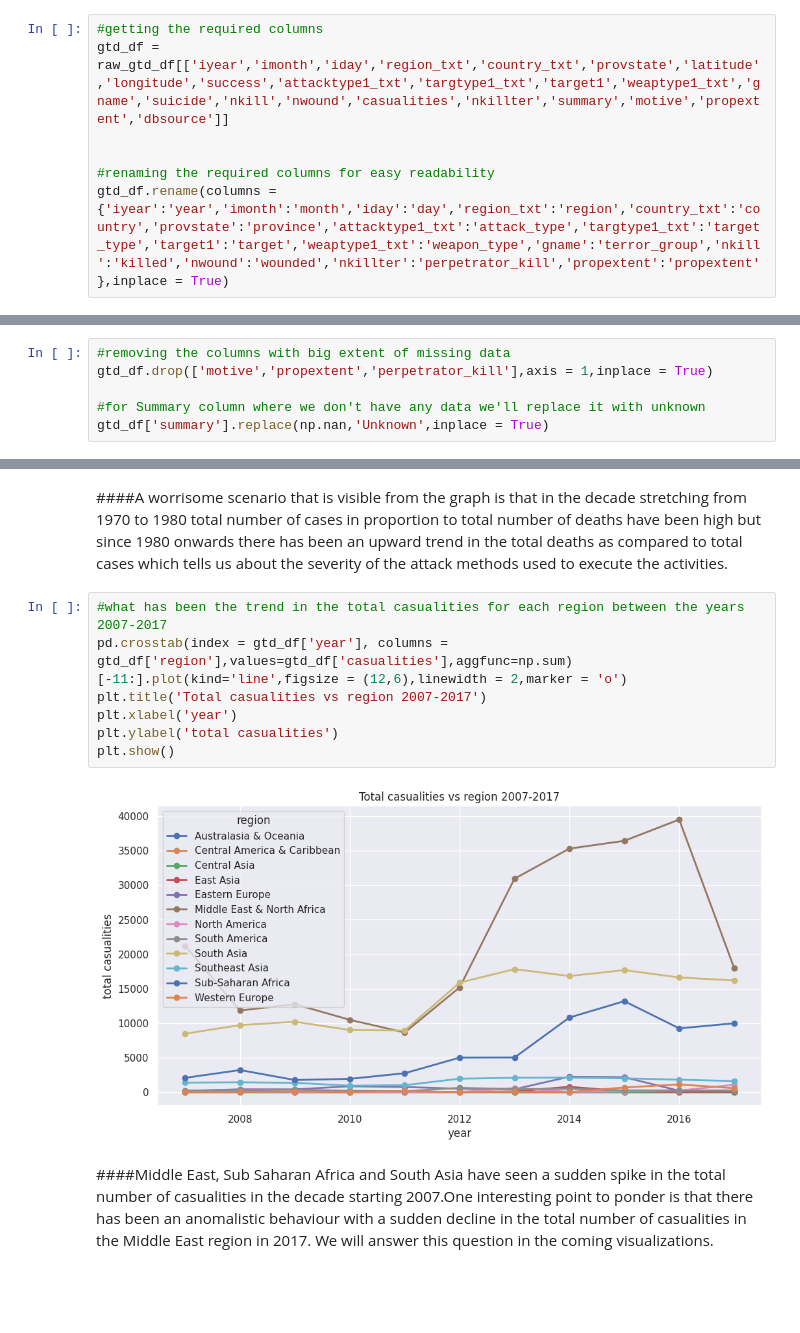
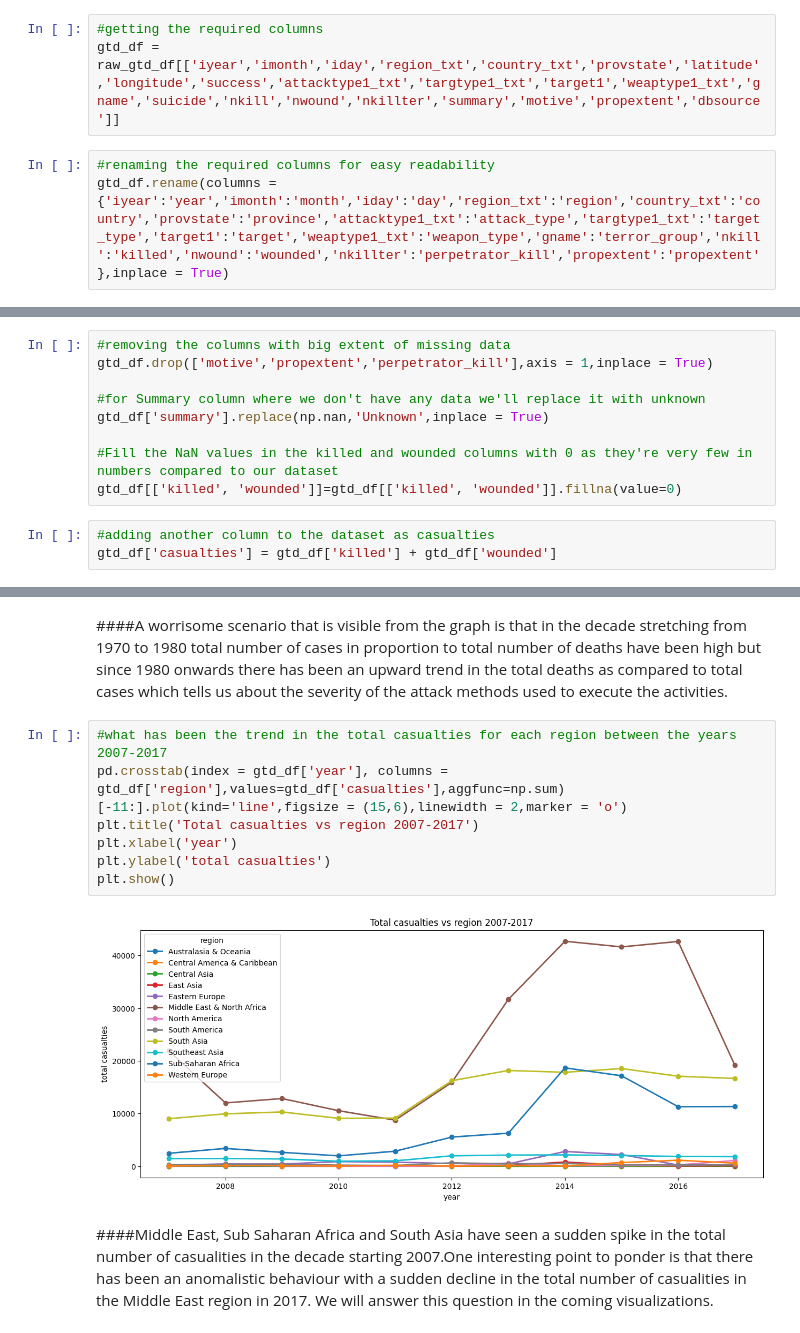
Before and after one commit to skaty5678/Global-Terrorism-Analysis, a Jupyter notebook: Global_Terrorism_Analysis_SANJEEV_KUMAR_THAKUR_.ipynb, the cells around one changed output, grey strips where cells are left out. Saved outputs shown, nothing was run; the diff lists cells and outputs as text; blank space fills up the shorter version.

```diff
--- a/Global_Terrorism_Analysis_SANJEEV_KUMAR_THAKUR_.ipynb
+++ b/Global_Terrorism_Analysis_SANJEEV_KUMAR_THAKUR_.ipynb
@@ -138,8 +134,7 @@ raw_gtd_df['casualities'] = raw_gtd_df['nkill'] + raw_gtd_df['nwound']
+# %%
+#getting the required columns
+gtd_df = raw_gtd_df[['iyear','imonth','iday','region_txt','country_txt','provstate','latitude','longitude','success','attacktype1_txt','targtype1_txt','target1','weaptype1_txt','gname','suicide','nkill','nwound','nkillter','summary','motive','propextent','dbsource']]
 # %%
-#getting the required columns
-gtd_df = raw_gtd_df[['iyear','imonth','iday','region_txt','country_txt','provstate','latitude','longitude','success','attacktype1_txt','targtype1_txt','target1','weaptype1_txt','gname','suicide','nkill','nwound','casualities','nkillter','summary','motive','propextent','dbsource']]
-
-
 #renaming the required columns for easy readability
 gtd_df.rename(columns = {'iyear':'year','imonth':'month','iday':'day','region_txt':'region','country_txt':'country','provstate':'province','attacktype1_txt':'attack_type','targtype1_txt':'target_type','target1':'target','weaptype1_txt':'weapon_type','gname':'terror_group','nkill':'killed','nwound':'wounded','nkillter':'perpetrator_kill','propextent':'propextent'},inplace = True)
 # %%
@@ -234,6 +229,12 @@ gtd_df.drop(['motive','propextent','perpetrator_kill'],axis = 1,inplace = True)
 
 #for Summary column where we don't have any data we'll replace it with unknown
 gtd_df['summary'].replace(np.nan,'Unknown',inplace = True)
+
+#Fill the NaN values in the killed and wounded columns with 0 as they're very few in numbers compared to our dataset
+gtd_df[['killed', 'wounded']]=gtd_df[['killed', 'wounded']].fillna(value=0)
+# %%
+#adding another column to the dataset as casualties
+gtd_df['casualties'] = gtd_df['killed'] + gtd_df['wounded']
 # %%
 #updated missing values
 missing_values(gtd_df)
@@ -463,14 +461,14 @@ plt.show()
 # %% [markdown]
 ####A worrisome scenario that is visible from the graph is that in the decade stretching from 1970 to 1980 total number of cases in proportion to total number of deaths have been high but since 1980 onwards there has been an upward trend in the total deaths as compared to total cases which tells us about the severity of the attack methods used to execute the activities.
 # %%
-#what has been the trend in the total casualities for each region between the years 2007-2017
-pd.crosstab(index = gtd_df['year'], columns = gtd_df['region'],values=gtd_df['casualities'],aggfunc=np.sum)[-11:].plot(kind='line',figsize = (12,6),linewidth = 2,marker = 'o')
-plt.title('Total casualities vs region 2007-2017')
+#what has been the trend in the total casualties for each region between the years 2007-2017
+pd.crosstab(index = gtd_df['year'], columns = gtd_df['region'],values=gtd_df['casualties'],aggfunc=np.sum)[-11:].plot(kind='line',figsize = (15,6),linewidth = 2,marker = 'o')
+plt.title('Total casualties vs region 2007-2017')
 plt.xlabel('year')
-plt.ylabel('total casualities')
+plt.ylabel('total casualties')
 plt.show()
 # %% [output]
-[figure, old version]
+[figure, new version]
 # %% [markdown]
 ####Middle East, Sub Saharan Africa and South Asia have seen a sudden spike in the total number of casualities in the decade starting 2007.One interesting point to ponder is that there has been an anomalistic behaviour with a sudden decline in the total number of casualities in the Middle East region in 2017. We will answer this question in the coming visualizations.
 # %%
```
Also changed, not shown: parts of 23 cells of this notebook.
